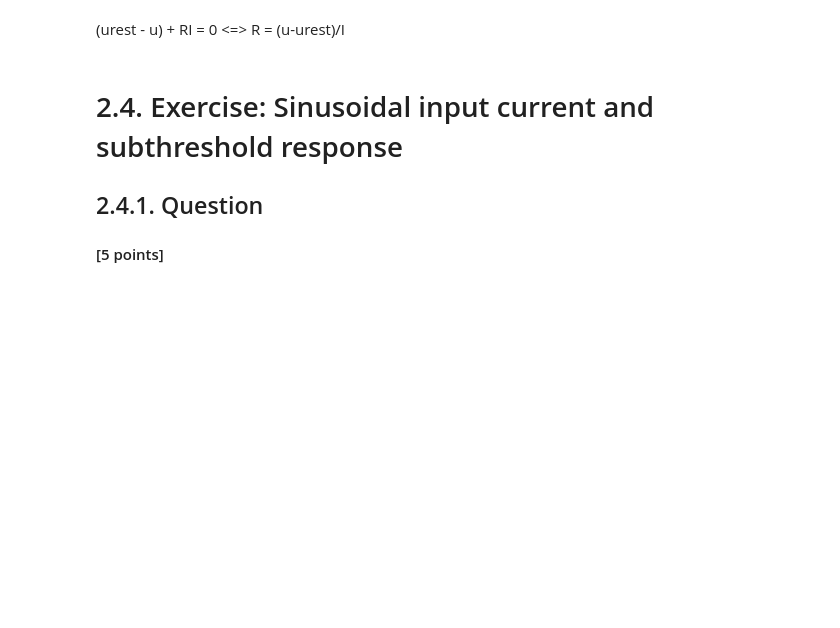
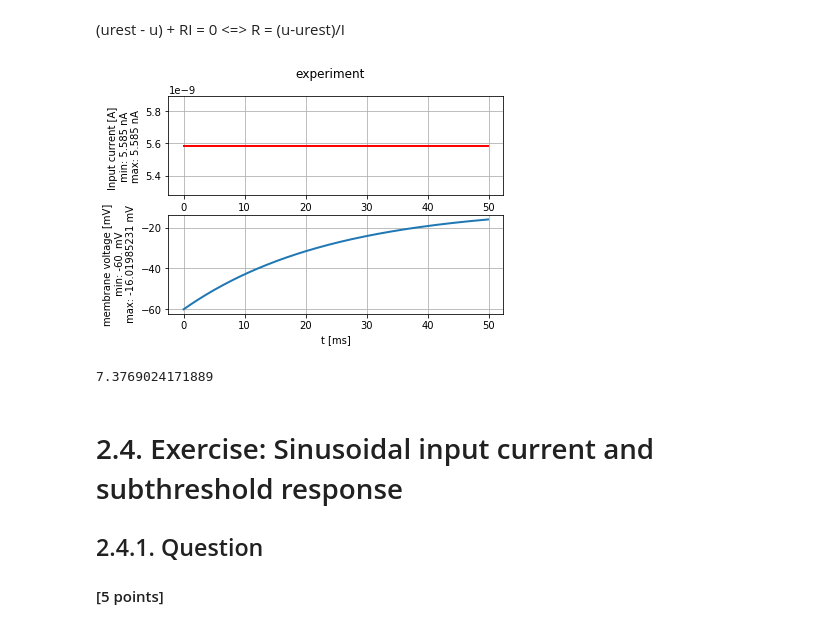
Before and after one commit to Shrecki/BioModNN, a Jupyter notebook: Ex2_Fabrice_Guibert_246696.ipynb, the cells around one changed output. Cells and saved outputs as stored; diff of their text form; code cells hidden in the pictures; blank space fills up the shorter version.

```diff
--- a/Ex2_Fabrice_Guibert_246696.ipynb
+++ b/Ex2_Fabrice_Guibert_246696.ipynb
@@ -299,6 +299,14 @@ Parameters are:
 <br>Absolute refractory period: 2. ms
 # %% [markdown]
 (urest - u)  + RI = 0 <=> R = (u-urest)/I
+# %%
+randomSimulation(0,100,5.585)
+# %% [output]
+[figure, added]
+# %%
+(-26.8 + 68)/5.585
+# %% [output]
+7.3769024171889
 # %% [markdown]
 # 2.4. Exercise: Sinusoidal input current and subthreshold response
 ## 2.4.1. Question
```
Also changed, not shown: parts of 6 cells of this notebook.
